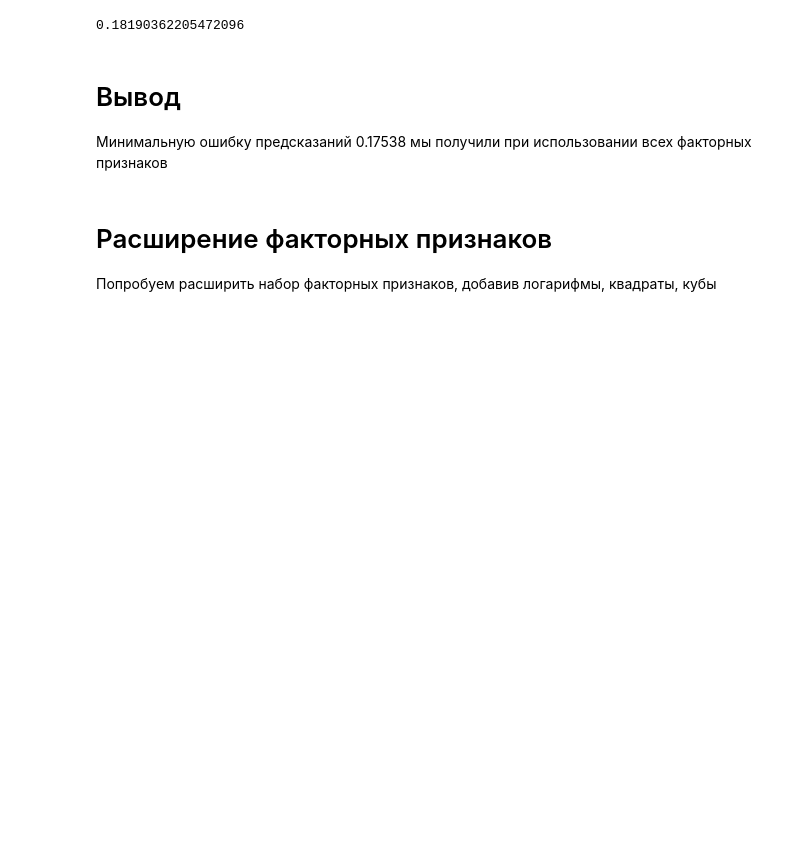
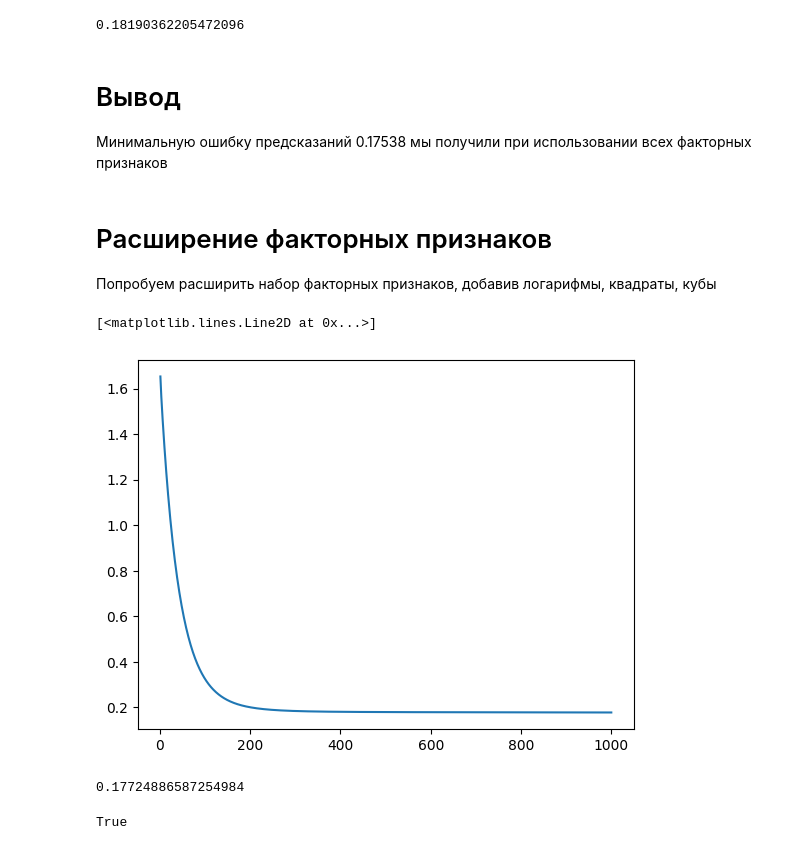
Before and after one commit to bobrotopor/AI, a Jupyter notebook: regression/regression_1.ipynb, the cells around one changed output. Cells and saved outputs as stored; diff of their text form; code cells hidden in the pictures; blank space fills up the shorter version.

```diff
--- a/regression/regression_1.ipynb
+++ b/regression/regression_1.ipynb
@@ -562,3 +562,33 @@ final_arr
 # %% [markdown]
 # Расширение факторных признаков
 Попробуем расширить набор факторных признаков, добавив логарифмы, квадраты, кубы
+# %%
+extended_dataset = encoded_dataset.copy()
+# extended_dataset['cube_na_sales'] = extended_dataset['na_sales'] ** 2
+# extended_dataset['cube_eu_sales'] = extended_dataset['eu_sales'] ** 2
+# extended_dataset['cube_other_sales'] = extended_dataset['other_sales'] ** 2
+
+extended_dataset['cube_na_sales'] = norm_by_target(mean_sales, extended_dataset['na_sales'] ** 2)
+extended_dataset['cube_eu_sales'] = norm_by_target(mean_sales, extended_dataset['eu_sales'] ** 2)
+extended_dataset['cube_other_sales'] = norm_by_target(mean_sales, extended_dataset['other_sales'] ** 2)
+
+reg_factors = extended_dataset.columns.drop(['id', 'jp_sales'])
+x = extended_dataset[reg_factors]
+x.head()
+
+multi_regr_all_factors = MultiRegression(num_factors=len(reg_factors))
+steps, errors = multi_regr_all_factors.fit(x, Y, alpha=1e-6, epsylon=eps_for_two_regr, max_steps = 1000)
+final_err_extended = errors[-1]
+plt.figure()
+plt.plot(steps, errors)
+# %% [output]
+[<matplotlib.lines.Line2D at 0x...>]
+[figure, added]
+# %%
+final_err_extended
+# %% [output]
+0.17724886587254984
+# %%
+final_err_extended > final_err_all_factors
+# %% [output]
+True
```
Also changed, not shown: parts of 1 cell of this notebook.
